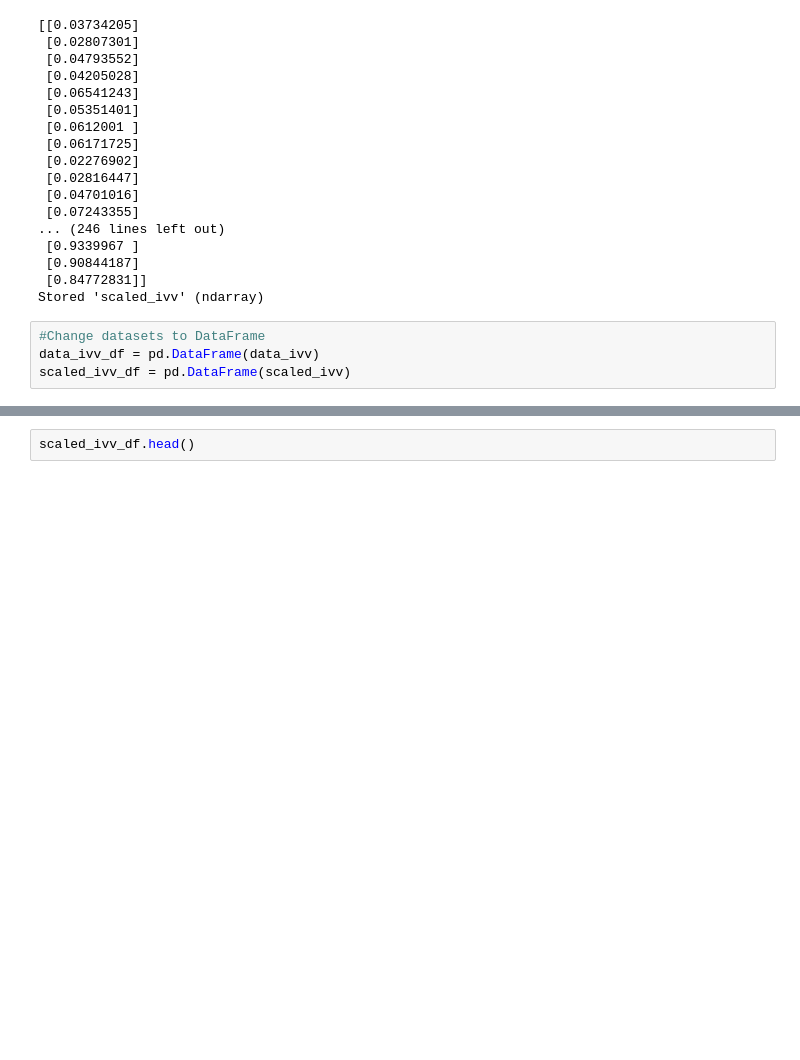
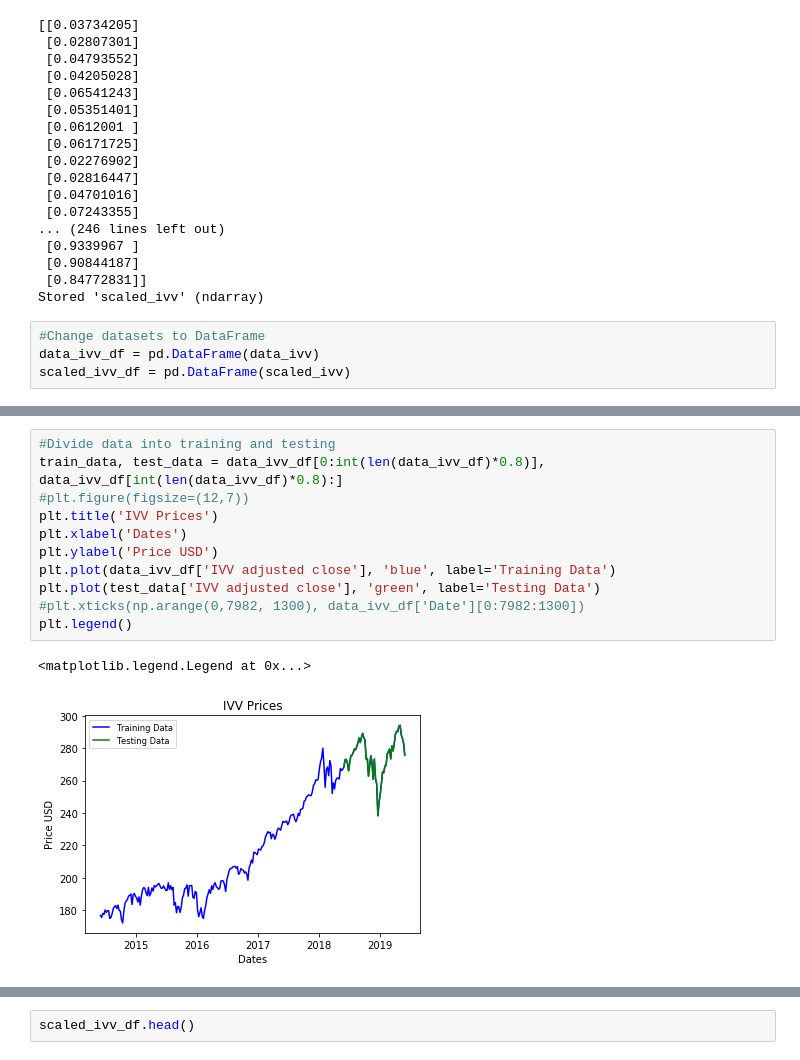
Before and after one commit to fiona-liyc/Deep-Portfolio, a Jupyter notebook: ! Dissertation/*Asset_Allocation_new/*ARIMA prediction IVV-new.ipynb, the cells around one changed output, grey strips where cells are left out. Drawn from its saved outputs; the diff is of its cells as text; blank space fills up the shorter version.

```diff
--- a/! Dissertation/*Asset_Allocation_new/*ARIMA prediction IVV-new.ipynb
+++ b/! Dissertation/*Asset_Allocation_new/*ARIMA prediction IVV-new.ipynb
@@ -100,0 +122,14 @@ scaled_ivv_df = pd.DataFrame(scaled_ivv)
+# %%
+#Divide data into training and testing
+train_data, test_data = data_ivv_df[0:int(len(data_ivv_df)*0.8)], data_ivv_df[int(len(data_ivv_df)*0.8):]
+#plt.figure(figsize=(12,7))
+plt.title('IVV Prices')
+plt.xlabel('Dates')
+plt.ylabel('Price USD')
+plt.plot(data_ivv_df['IVV adjusted close'], 'blue', label='Training Data')
+plt.plot(test_data['IVV adjusted close'], 'green', label='Testing Data')
+#plt.xticks(np.arange(0,7982, 1300), data_ivv_df['Date'][0:7982:1300])
+plt.legend()
+# %% [output]
+<matplotlib.legend.Legend at 0x...>
+[figure, added]
```
Also changed, not shown: parts of 19 cells of this notebook, 1 other file.
